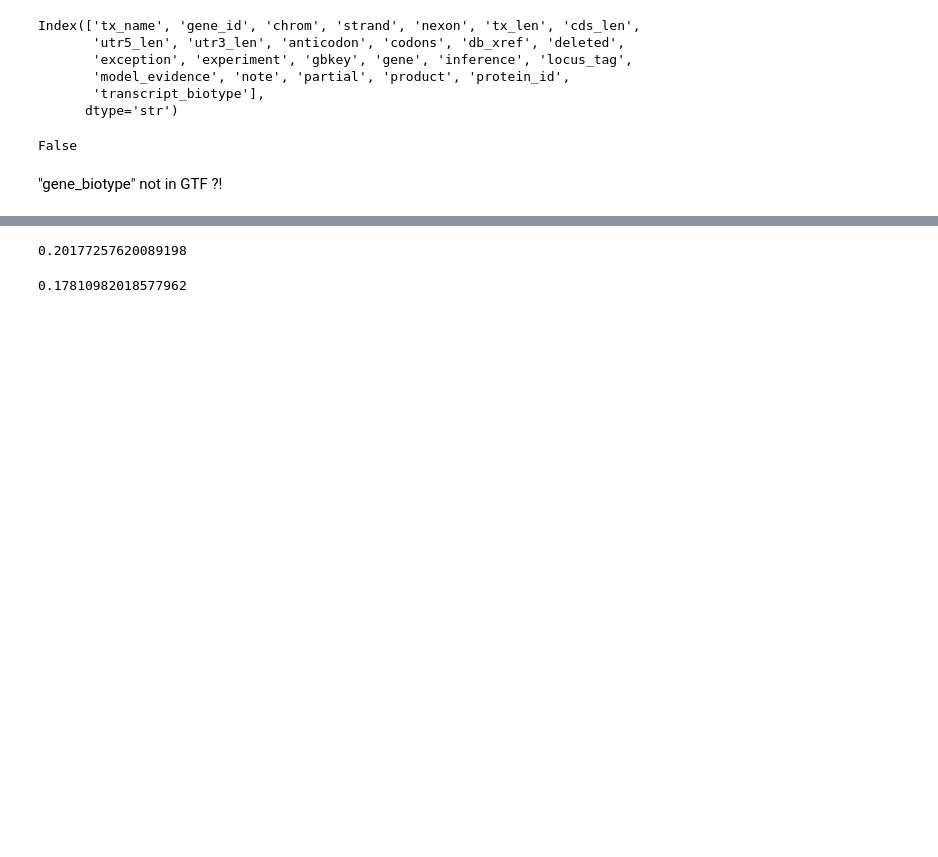
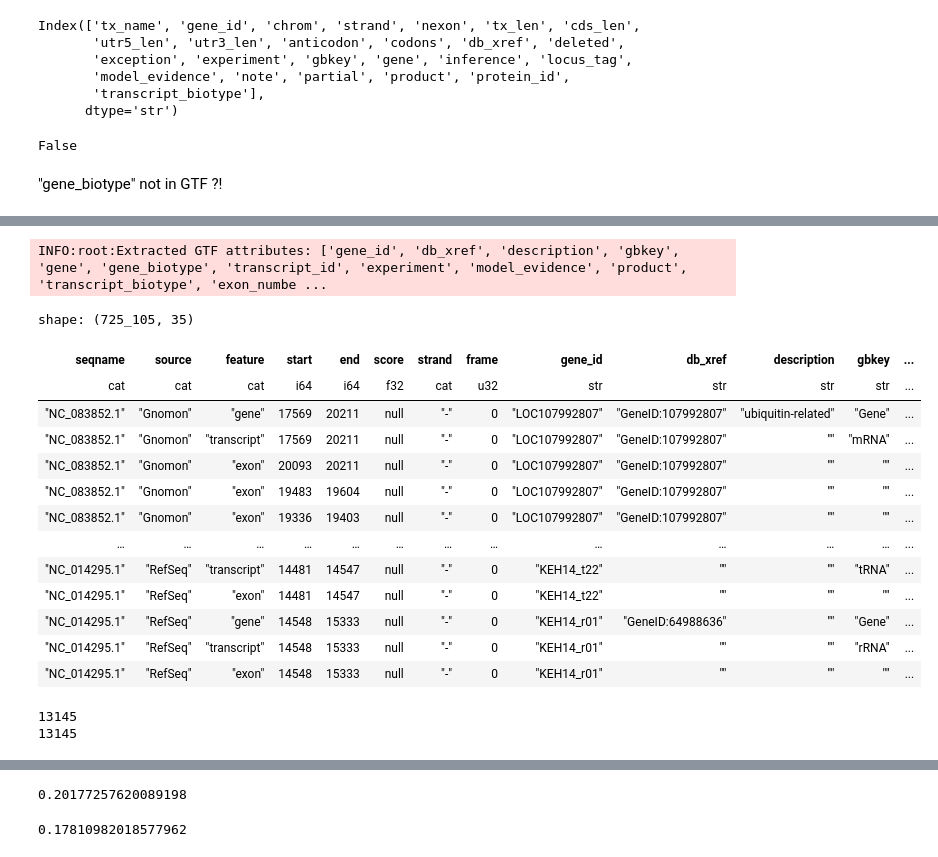
Before and after one commit to zliu90693/fastq2matrix, a Jupyter notebook: Acer/ref-inspection.ipynb, the cells around one changed output, grey strips where cells are left out. Saved outputs shown, nothing was run; the diff lists cells and outputs as text; code cells hidden in the pictures; blank space fills up the shorter version.

```diff
--- a/Acer/ref-inspection.ipynb
+++ b/Acer/ref-inspection.ipynb
@@ -139,0 +143,19 @@ To ensure the generality of the process (i.e., [2_make-ref.sh](../2_make-ref.sh)
+# %%
+Acer_df = read_gtf("./ref/GCF_029169275.1_AcerK_1.0_genomic_corrected.gtf") # 直接用pyranges读取会出错, 原因未知
+Acer_df
+# %% [output]
+INFO:root:Extracted GTF attributes: ['gene_id', 'db_xref', 'description', 'gbkey', 'gene', 'gene_biotype', 'transcript_id', 'experiment', 'model_evidence', 'product', 'transcript_biotype', 'exon_numbe ...
+shape: (725_105, 35)
+| seqname | source | feature | start | end | score | strand | frame | gene_id | db_xref | description | gbkey | ... |
+| cat | cat | cat | i64 | i64 | f32 | cat | u32 | str | str | str | str | ... |
+| "NC_083852.1" | "Gnomon" | "gene" | 17569 | 20211 | null | "-" | 0 | "LOC107992807" | "GeneID:107992807" | "ubiquitin-related" | "Gene" | ... |
+| "NC_083852.1" | "Gnomon" | "transcript" | 17569 | 20211 | null | "-" | 0 | "LOC107992807" | "GeneID:107992807" | "" | "mRNA" | ... |
+| "NC_083852.1" | "Gnomon" | "exon" | 20093 | 20211 | null | "-" | 0 | "LOC107992807" | "GeneID:107992807" | "" | "" | ... |
+| "NC_083852.1" | "Gnomon" | "exon" | 19483 | 19604 | null | "-" | 0 | "LOC107992807" | "GeneID:107992807" | "" | "" | ... |
+| "NC_083852.1" | "Gnomon" | "exon" | 19336 | 19403 | null | "-" | 0 | "LOC107992807" | "GeneID:107992807" | "" | "" | ... |
+| … | … | … | … | … | … | … | … | … | … | … | … | ... |
+| "NC_014295.1" | "RefSeq" | "transcript" | 14481 | 14547 | null | "-" | 0 | "KEH14_t22" | "" | "" | "tRNA" | ... |
+| "NC_014295.1" | "RefSeq" | "exon" | 14481 | 14547 | null | "-" | 0 | "KEH14_t22" | "" | "" | "" | ... |
+| "NC_014295.1" | "RefSeq" | "gene" | 14548 | 15333 | null | "-" | 0 | "KEH14_r01" | "GeneID:64988636" | "" | "Gene" | ... |
+| "NC_014295.1" | "RefSeq" | "transcript" | 14548 | 15333 | null | "-" | 0 | "KEH14_r01" | "" | "" | "rRNA" | ... |
+| "NC_014295.1" | "RefSeq" | "exon" | 14548 | 15333 | null | "-" | 0 | "KEH14_r01" | "" | "" | "" | ... |
@@ -139,0 +164,8 @@ To ensure the generality of the process (i.e., [2_make-ref.sh](../2_make-ref.sh)
+# %%
+print((Acer_df["gene_biotype"] != "").sum())
+print(Acer_df["gene_id"].nunique())
+
+# print(Acer_df["gene_biotype"].unique())
+# %% [output]
+13145
+13145
```
Also changed, not shown: parts of 26 cells of this notebook, 1 other file.
